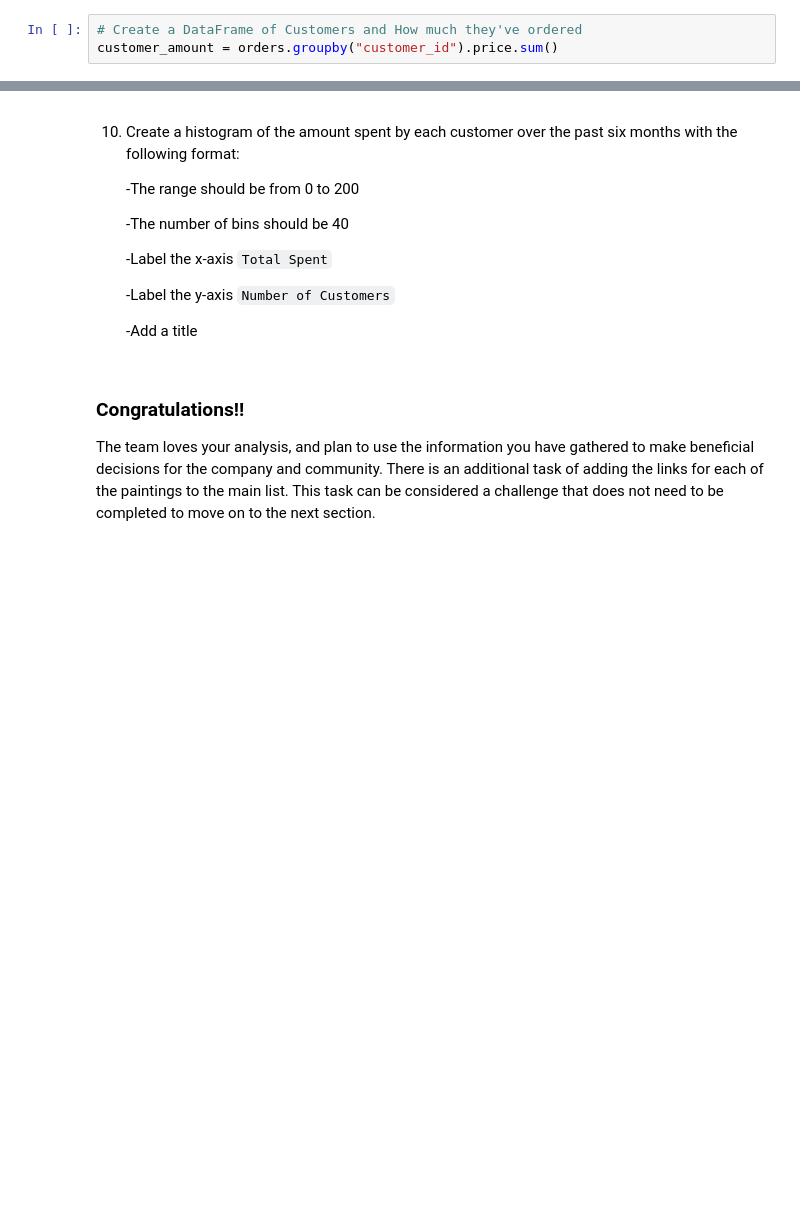
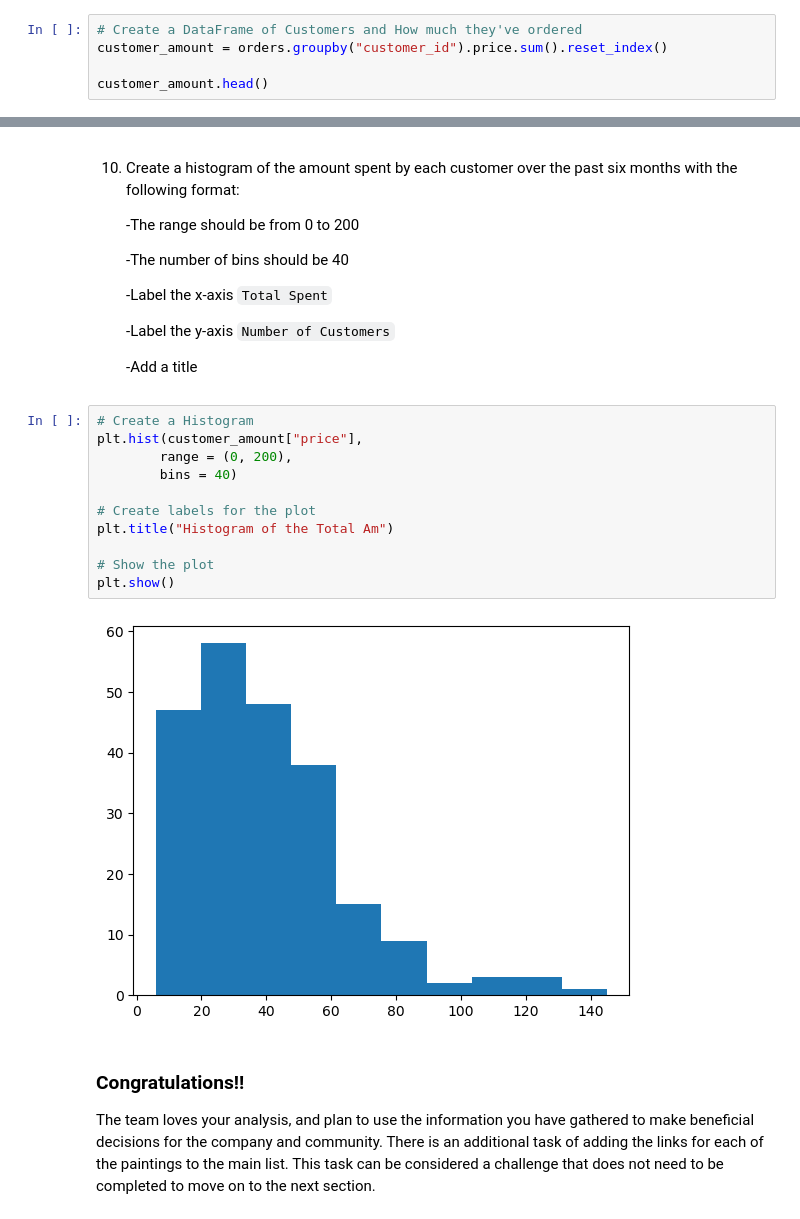
Before and after one commit to thejjserg/foodwheel, a Jupyter notebook: foodwheel_project.ipynb, the cells around one changed output, grey strips where cells are left out. Drawn from its saved outputs; the diff is of its cells as text; blank space fills up the shorter version.

```diff
--- a/foodwheel_project.ipynb
+++ b/foodwheel_project.ipynb
@@ -250,4 +250,6 @@ plt.show()
     Start by grouping `orders` by `customer_id` and calculating the total amount spent by each customer.  Save your results to `customer_amount`.
 # %%
 # Create a DataFrame of Customers and How much they've ordered
-customer_amount = orders.groupby("customer_id").price.sum()
+customer_amount = orders.groupby("customer_id").price.sum().reset_index()
+
+customer_amount.head()
@@ -263,6 +272,19 @@ customer_amount = orders.groupby("customer_id").price.sum()
      -Label the y-axis `Number of Customers`
 
      -Add a title
+# %%
+# Create a Histogram
+plt.hist(customer_amount["price"],
+        range = (0, 200),
+        bins = 40)
+
+# Create labels for the plot
+plt.title("Histogram of the Total Am")
+
+# Show the plot
+plt.show()
+# %% [output]
+[figure, added]
 # %% [markdown]
 ### Congratulations!!
 
```
Also changed, not shown: parts of 1 cell of this notebook.
